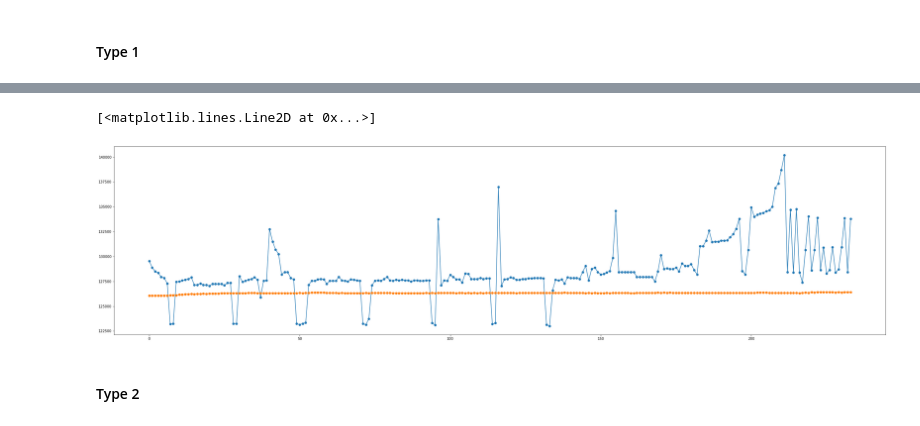
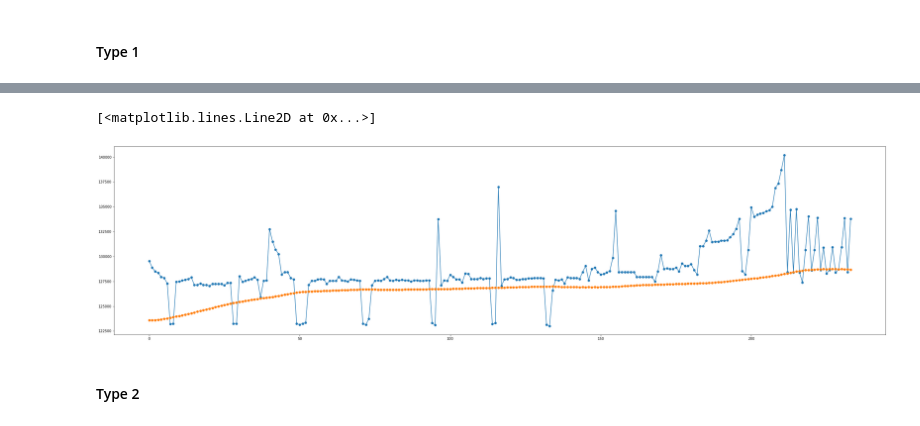
Before and after one commit to mels4/price_predict_Conv-LSTM, a Jupyter notebook: daging_sapi1.ipynb, the cells around one changed output, grey strips where cells are left out. Saved outputs shown, nothing was run; the diff lists cells and outputs as text; code cells hidden in the pictures.

```diff
--- a/daging_sapi1.ipynb
+++ b/daging_sapi1.ipynb
@@ -172,6 +179 @@ plt.show()
-# %%
-forecast = np.append(x_train, x_test)
-forecast_date = np.append(y_train, y_test)
-win_size= 400
-test_beras_ = scal_range.fit_transform(forecast.reshape(-1, 1))
 # %%
@@ -621,13 +623,13 @@ data_new_beras_a2
 # %%
 model1= Sequential([
     Conv1D(16, kernel_size=5, activation='relu', strides=2, input_shape=[None, 1], padding='causal'),
-        LSTM(128, return_sequences=True),
-        LSTM(32),
-        Dense(64, activation='relu'),
-        Dense(128, activation='relu'),
-        Dense(1)
+    LSTM(128, return_sequences=True),
+    LSTM(32),
+    Dense(64, activation='relu'),
+    Dense(128, activation='relu'),
+    Dense(1)
 ])
 
-model1.compile(optimizer=tf.keras.optimizers.Adam(learning_rate=1e-3), loss='mse', metrics=['mae', 'mape'])
+model1.compile(optimizer=tf.keras.optimizers.Adam(learning_rate=1e-4), loss='mse', metrics=['mae', 'mape'])
 model1.summary()
 # %% [output]
@@ -651,5 +653,5 @@ _________________________________________________________________
 # %% [markdown]
 #### Type 1
 # %%
-history1 = model1.fit(train_step, epochs=100, validation_data=val_step)
+history1 = model1.fit(train_step, epochs=15, validation_data=val_step)
 # %% [output]
@@ -687,5 +689,5 @@ plt.show()
 # %%
-prediction1 = forecast_predict(model1, test_beras_, time_size=win_size, batch_size=5)
+prediction1 = forecast_predict(model1, test_sapi1_, time_size=win_size, batch_size=5)
 
 data_result1 = prediction1[(len(x_train))-win_size:-1, -1 ]
 data_result1 = scal_range.inverse_transform(data_result1.reshape(-1, 1))
@@ -697,10 +699,10 @@ mse1 = tf.keras.metrics.mean_squared_error(x_test, data_result1)
 rmse1 = math.sqrt(mse1.numpy())
 print(mae1.numpy(), mape1.numpy(), rmse1)
 
-data_new_beras1 = pd.DataFrame()
-data_new_beras1['actual'] = x_test
-data_new_beras1['prediction'] = data_result1
-data_new_beras1.to_csv('dagingsapi1_model2_adam_type1.csv')
+data_new_sapi11 = pd.DataFrame()
+data_new_sapi11['actual'] = x_test
+data_new_sapi11['prediction'] = data_result1
+data_new_sapi11.to_csv('sapi1_model2_adam_type1.csv')
 
-data_new_beras1
+data_new_sapi11
 # %% [output]
@@ -721,11 +723,11 @@ data_new_beras1
 234 rows × 2 columns
 # %%
 plt.figure(figsize=(40, 10))
-plt.plot(range(len(x_test)), data_new_beras1['actual'], '-o')
-plt.plot(range(len(x_test)), data_new_beras1['prediction'], '-o')
+plt.plot(range(len(x_test)), data_new_sapi11['actual'], '-o')
+plt.plot(range(len(x_test)), data_new_sapi11['prediction'], '-o')
 # %% [output]
 [<matplotlib.lines.Line2D at 0x...>]
-[figure, old version]
+[figure, new version]
 # %% [markdown]
 #### Type 2
 # %%
```
Also changed, not shown: parts of 61 cells of this notebook.
